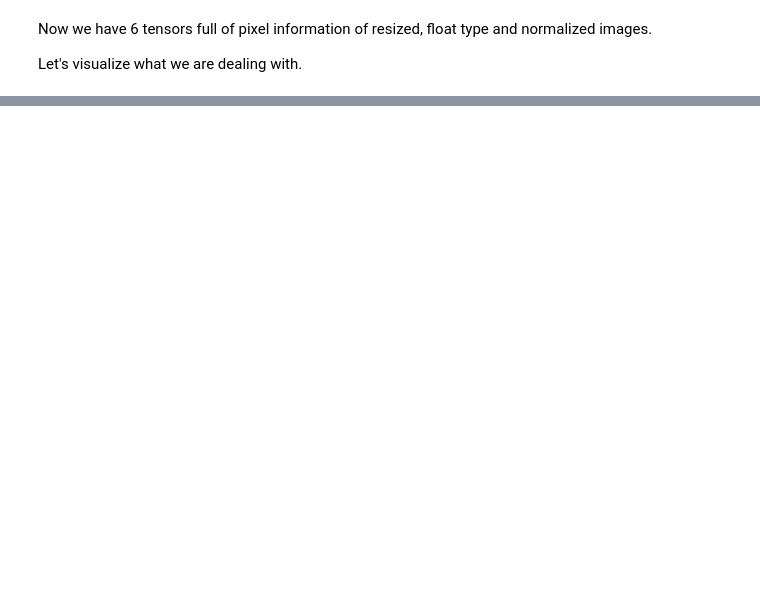
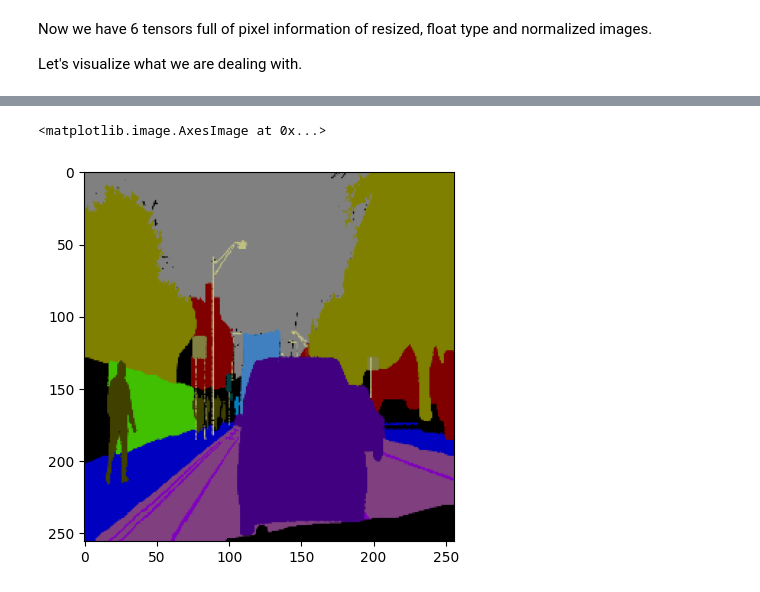
Before and after one commit to DavidAlexanderMoe/Road-Semantic-Segmentation-with-Unets, a Jupyter notebook: 1. Data loading.ipynb, the cells around one changed output, grey strips where cells are left out. Cells and saved outputs as stored; diff of their text form; code cells hidden in the pictures; blank space fills up the shorter version.

```diff
--- a/1. Data loading.ipynb
+++ b/1. Data loading.ipynb
@@ -145,0 +244,5 @@ for i in range(8):
+# %%
+plt.imshow(train_masks[0])
+# %% [output]
+<matplotlib.image.AxesImage at 0x...>
+[figure, added]
```
Also changed, not shown: parts of 16 cells of this notebook.
